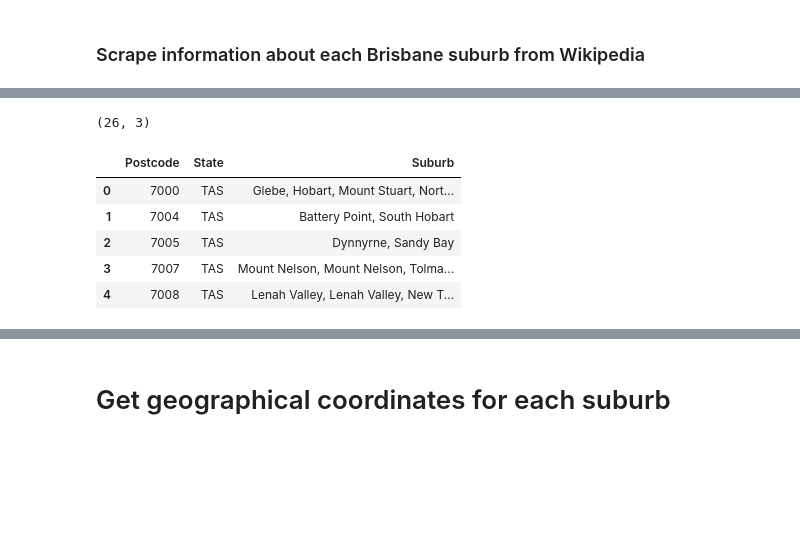
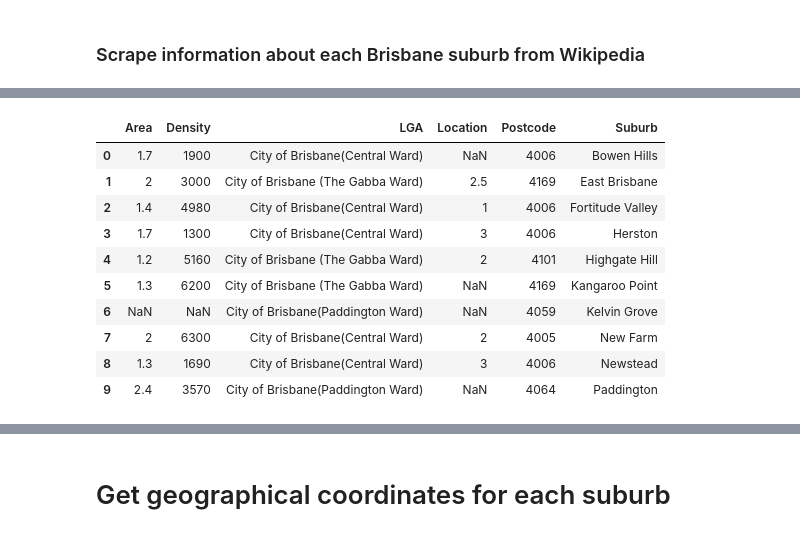
Before and after one commit to jasontran600/IBM_data_science_captstone_project, a Jupyter notebook: Melbourne_Sydney_Tasmania_migration_project/interstate_migration_project.ipynb, the cells around one changed output, grey strips where cells are left out. Cells and saved outputs as stored; diff of their text form; code cells hidden in the pictures; blank space fills up the shorter version.

```diff
--- a/Melbourne_Sydney_Tasmania_migration_project/interstate_migration_project.ipynb
+++ b/Melbourne_Sydney_Tasmania_migration_project/interstate_migration_project.ipynb
@@ -167,4 +220,4 @@ with open("view-source_https___en.wikipedia.org_wiki_List_of_Brisbane_suburbs.ht
     soup = BeautifulSoup(html_file, "lxml")
 
 bri_suburbs_section = soup.find('div',attrs={'id':'mw-content-text', 'class':'mw-content-ltr'})
-bri_suburbs_section = bri_suburbs_section.find_all('p')
+bri_suburbs_section = bri_suburbs_section.find_all('a', href=True)
@@ -292,13 +224,28 @@ hob_pc = hob_pc[['Postcode', 'State', 'Suburb']]
-# %%
-hob_pc.shape
-# %% [output]
-(26, 3)
-# %%
-hob_pc.head(5)
-# %% [output]
-|  | Postcode | State | Suburb |
-| 0 | 7000 | TAS | Glebe, Hobart, Mount Stuart, Nort... |
-| 1 | 7004 | TAS | Battery Point, South Hobart |
-| 2 | 7005 | TAS | Dynnyrne, Sandy Bay |
-| 3 | 7007 | TAS | Mount Nelson, Mount Nelson, Tolma... |
-| 4 | 7008 | TAS | Lenah Valley, Lenah Valley, New T... |
+# %%
+wiki_state_name = ', Queensland'
+wiki_link_extension = ',_Queensland'
+state = 'Brisbane'
+bne_wiki_urls = get_wiki_urls(bri_suburbs_section, wiki_link_extension, wiki_state_name, state)
+# %%
+bne_suburb_infobox = get_suburb_wiki_infobox(bne_wiki_urls)
+# %%
+brisbane_suburbs = get_suburb_info(bne_suburb_infobox)
+# %%
+# Convert Brisbane suburbs nested dictionary to a dataframe
+brisbane_suburbs_df = pd.DataFrame(brisbane_suburbs).T
+brisbane_suburbs_df['Suburb'] = brisbane_suburbs_df.index
+brisbane_suburbs_df.index = range(brisbane_suburbs_df.shape[0])
+
+brisbane_suburbs_df.head(10)
+# %% [output]
+|  | Area | Density | LGA | Location | Postcode | Suburb |
+| 0 | 1.7 | 1900 | City of Brisbane(Central Ward) | NaN | 4006 | Bowen Hills |
+| 1 | 2 | 3000 | City of Brisbane (The Gabba Ward) | 2.5 | 4169 | East Brisbane |
+| 2 | 1.4 | 4980 | City of Brisbane(Central Ward) | 1 | 4006 | Fortitude Valley |
+| 3 | 1.7 | 1300 | City of Brisbane(Central Ward) | 3 | 4006 | Herston |
+| 4 | 1.2 | 5160 | City of Brisbane (The Gabba Ward) | 2 | 4101 | Highgate Hill |
+| 5 | 1.3 | 6200 | City of Brisbane (The Gabba Ward) | NaN | 4169 | Kangaroo Point |
+| 6 | NaN | NaN | City of Brisbane(Paddington Ward) | NaN | 4059 | Kelvin Grove |
+| 7 | 2 | 6300 | City of Brisbane(Central Ward) | 2 | 4005 | New Farm |
+| 8 | 1.3 | 1690 | City of Brisbane(Central Ward) | 3 | 4006 | Newstead |
+| 9 | 2.4 | 3570 | City of Brisbane(Paddington Ward) | NaN | 4064 | Paddington |
```
Also changed, not shown: parts of 42 cells of this notebook.
